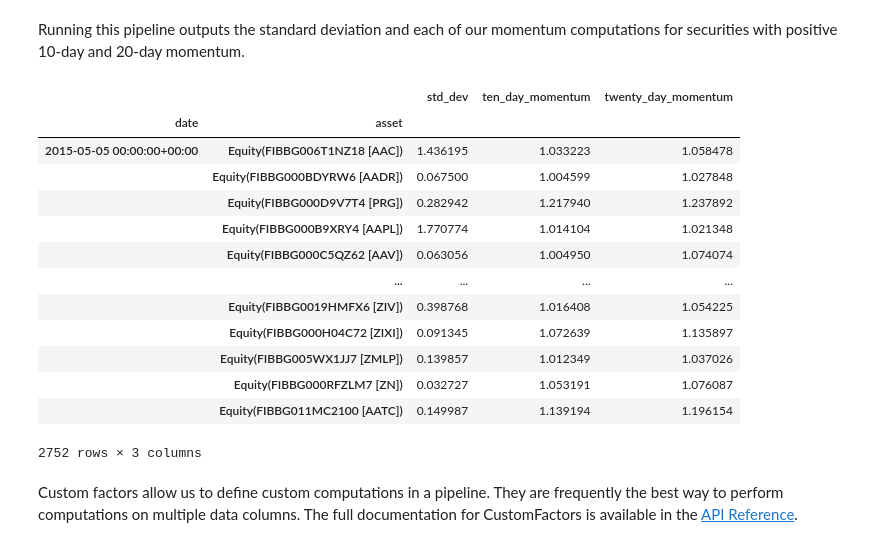
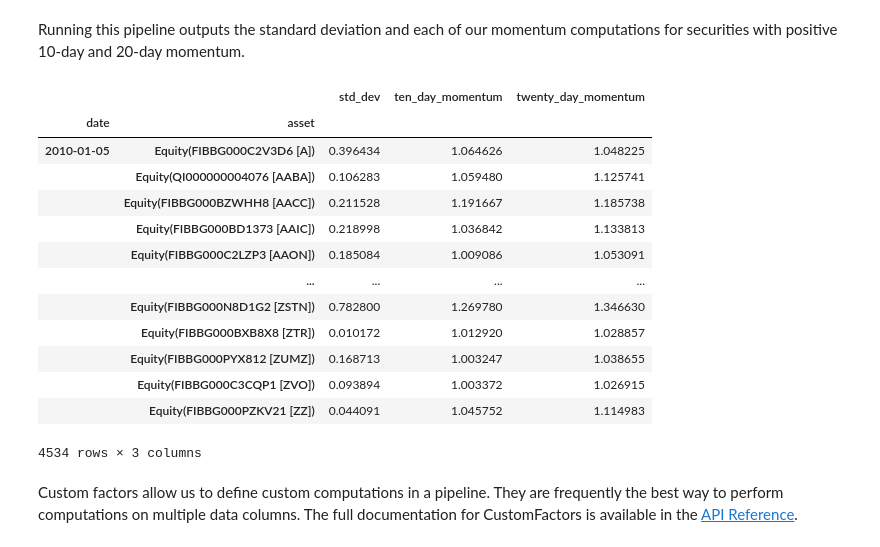
Before and after one commit to quantrocket-codeload/pipeline-tutorial, a Jupyter notebook: pipeline_tutorial/Lesson11-Custom-Factors.ipynb, the cells around one changed output. Drawn from its saved outputs; the diff is of its cells as text; code cells hidden in the pictures.

```diff
--- a/pipeline_tutorial/Lesson11-Custom-Factors.ipynb
+++ b/pipeline_tutorial/Lesson11-Custom-Factors.ipynb
@@ -139,23 +139,23 @@ def make_pipeline():
 # %% [markdown]
 Running this pipeline outputs the standard deviation and each of our momentum computations for securities with positive 10-day and 20-day momentum.
 # %%
-result = run_pipeline(make_pipeline(), start_date='2015-05-05', end_date='2015-05-05')
+result = run_pipeline(make_pipeline(), start_date='2010-01-05', end_date='2010-01-05')
 result
 # %% [output]
 |  |  | std_dev | ten_day_momentum | twenty_day_momentum |
 | date | asset |  |  |  |
-| 2015-05-05 00:00:00+00:00 | Equity(FIBBG006T1NZ18 [AAC]) | 1.436195 | 1.033223 | 1.058478 |
-|  | Equity(FIBBG000BDYRW6 [AADR]) | 0.067500 | 1.004599 | 1.027848 |
-|  | Equity(FIBBG000D9V7T4 [PRG]) | 0.282942 | 1.217940 | 1.237892 |
-|  | Equity(FIBBG000B9XRY4 [AAPL]) | 1.770774 | 1.014104 | 1.021348 |
-|  | Equity(FIBBG000C5QZ62 [AAV]) | 0.063056 | 1.004950 | 1.074074 |
+| 2010-01-05 | Equity(FIBBG000C2V3D6 [A]) | 0.396434 | 1.064626 | 1.048225 |
+|  | Equity(QI000000004076 [AABA]) | 0.106283 | 1.059480 | 1.125741 |
+|  | Equity(FIBBG000BZWHH8 [AACC]) | 0.211528 | 1.191667 | 1.185738 |
+|  | Equity(FIBBG000BD1373 [AAIC]) | 0.218998 | 1.036842 | 1.133813 |
+|  | Equity(FIBBG000C2LZP3 [AAON]) | 0.185084 | 1.009086 | 1.053091 |
 |  | ... | ... | ... | ... |
-|  | Equity(FIBBG0019HMFX6 [ZIV]) | 0.398768 | 1.016408 | 1.054225 |
-|  | Equity(FIBBG000H04C72 [ZIXI]) | 0.091345 | 1.072639 | 1.135897 |
-|  | Equity(FIBBG005WX1JJ7 [ZMLP]) | 0.139857 | 1.012349 | 1.037026 |
-|  | Equity(FIBBG000RFZLM7 [ZN]) | 0.032727 | 1.053191 | 1.076087 |
-|  | Equity(FIBBG011MC2100 [AATC]) | 0.149987 | 1.139194 | 1.196154 |
+|  | Equity(FIBBG000N8D1G2 [ZSTN]) | 0.782800 | 1.269780 | 1.346630 |
+|  | Equity(FIBBG000BXB8X8 [ZTR]) | 0.010172 | 1.012920 | 1.028857 |
+|  | Equity(FIBBG000PYX812 [ZUMZ]) | 0.168713 | 1.003247 | 1.038655 |
+|  | Equity(FIBBG000C3CQP1 [ZVO]) | 0.093894 | 1.003372 | 1.026915 |
+|  | Equity(FIBBG000PZKV21 [ZZ]) | 0.044091 | 1.045752 | 1.114983 |
-2752 rows × 3 columns
+4534 rows × 3 columns
 # %% [markdown]
 Custom factors allow us to define custom computations in a pipeline. They are frequently the best way to perform computations on multiple data columns. The full documentation for CustomFactors is available in the [API Reference](https://www.quantrocket.com/docs/api/#zipline.pipeline.CustomFactor).
 # %% [markdown]
```
Also changed, not shown: parts of 1 cell of this notebook, 10 other files.
